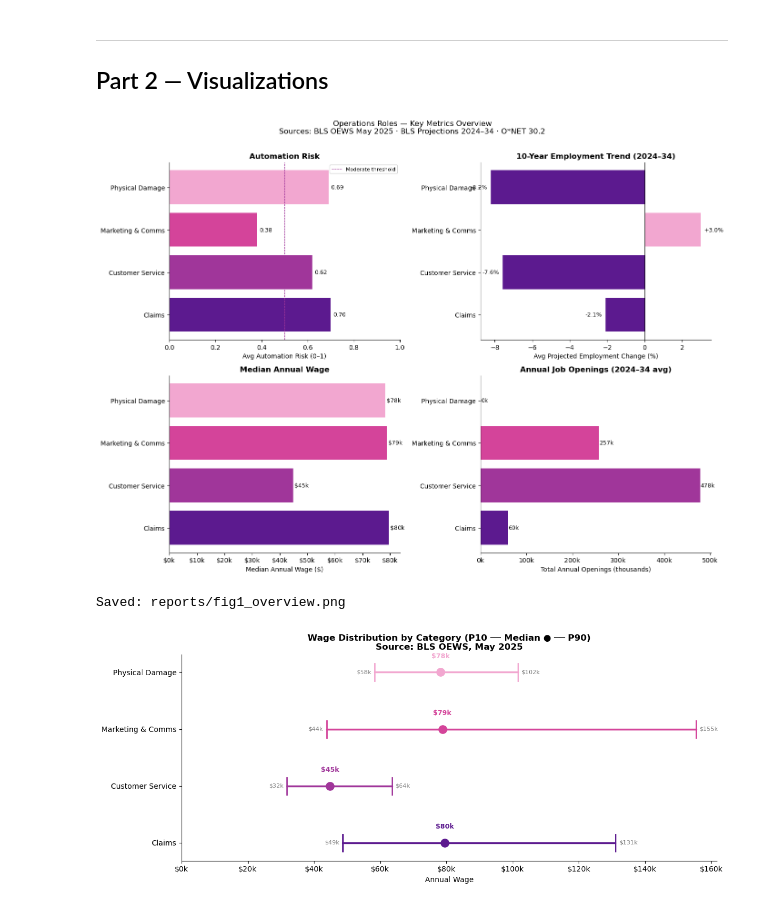
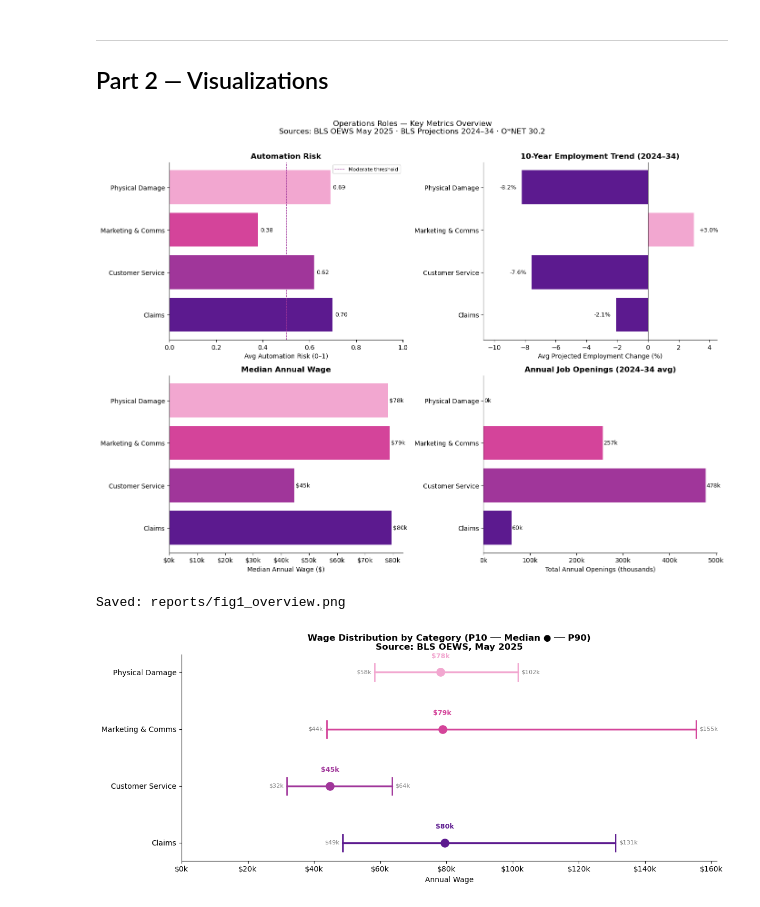
Before and after one commit to Groxietop/operations-roles-analysis, a Jupyter notebook: notebooks/03_analysis.ipynb, the cells around one changed output. Saved outputs shown, nothing was run; the diff lists cells and outputs as text; code cells hidden in the pictures.

Commit message:
Fix fig1 growth label clipping and fig3 layout

```diff
--- a/notebooks/03_analysis.ipynb
+++ b/notebooks/03_analysis.ipynb
@@ -154,39 +154,47 @@ bars = ax.barh(cats_short, vals, color=bar_colors)
 ax.axvline(0, color='black', linewidth=0.8)
 ax.set_xlabel('Avg Projected Employment Change (%)')
 ax.set_title('10-Year Employment Trend (2024–34)', fontweight='bold')
+# Labels just outside each bar end; xlim padded to guarantee visibility
+pad = 0.35
 for bar, v in zip(bars, vals):
-    xpos = v + 0.2 if v >= 0 else v - 0.2
-    ha = 'left' if v >= 0 else 'right'
-    ax.text(xpos, bar.get_y() + bar.get_height()/2, f'{v:+.1f}%', va='center', ha=ha, fontsize=9)
+    if v < 0:
+        ax.text(v - pad, bar.get_y() + bar.get_height()/2, f'{v:+.1f}%',
+                va='center', ha='right', fontsize=9)
+    else:
+        ax.text(v + pad, bar.get_y() + bar.get_height()/2, f'{v:+.1f}%',
+                va='center', ha='left', fontsize=9)
+x_lo = min(vals) - 2.5
+x_hi = max(max(vals), 0) + 1.5
+ax.set_xlim(x_lo, x_hi)
 
 # 1c — Median Annual Wage
 ax = axes[1, 0]
 vals = [stats.loc[c, 'median_wage'] for c in CAT_ORDER]
 bars = ax.barh(cats_short, vals, color=colors)
 ax.set_xlabel('Median Annual Wage ($)')
 ax.set_title('Median Annual Wage', fontweight='bold')
 ax.xaxis.set_major_formatter(plt.FuncFormatter(lambda x, _: f'${x/1000:.0f}k'))
 for bar, v in zip(bars, vals):
     if not np.isnan(v):
         ax.text(v + 500, bar.get_y() + bar.get_height()/2, f'${v/1000:.0f}k', va='center', fontsize=9)
 
 # 1d — Annual Job Openings
 ax = axes[1, 1]
 vals = [stats.loc[c, 'total_openings'] for c in CAT_ORDER]
 bars = ax.barh(cats_short, vals, color=colors)
 ax.set_xlabel('Total Annual Openings (thousands)')
 ax.set_title('Annual Job Openings (2024–34 avg)', fontweight='bold')
 ax.xaxis.set_major_formatter(plt.FuncFormatter(lambda x, _: f'{x:.0f}k'))
 for bar, v in zip(bars, vals):
     if not np.isnan(v):
         ax.text(v + 1, bar.get_y() + bar.get_height()/2, f'{v:.0f}k', va='center', fontsize=9)
 
 plt.tight_layout()
 plt.savefig(REPORTS / 'fig1_overview.png', dpi=150, bbox_inches='tight')
 plt.show()
 print("Saved: reports/fig1_overview.png")
 # %% [output]
-[figure, old version]
+[figure, new version]
 Saved: reports/fig1_overview.png
 # %%
 # ── Fig 2: Wage distribution by category (box-style using percentiles) ────────
```
Also changed, not shown: parts of 2 cells of this notebook, 2 other files.
